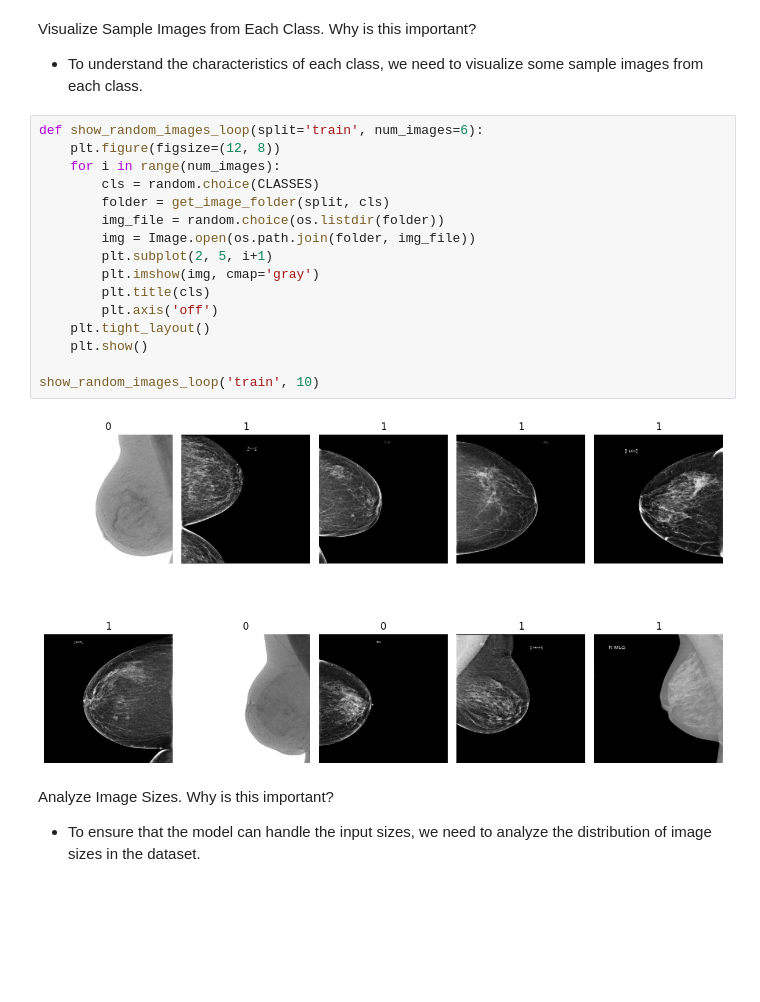
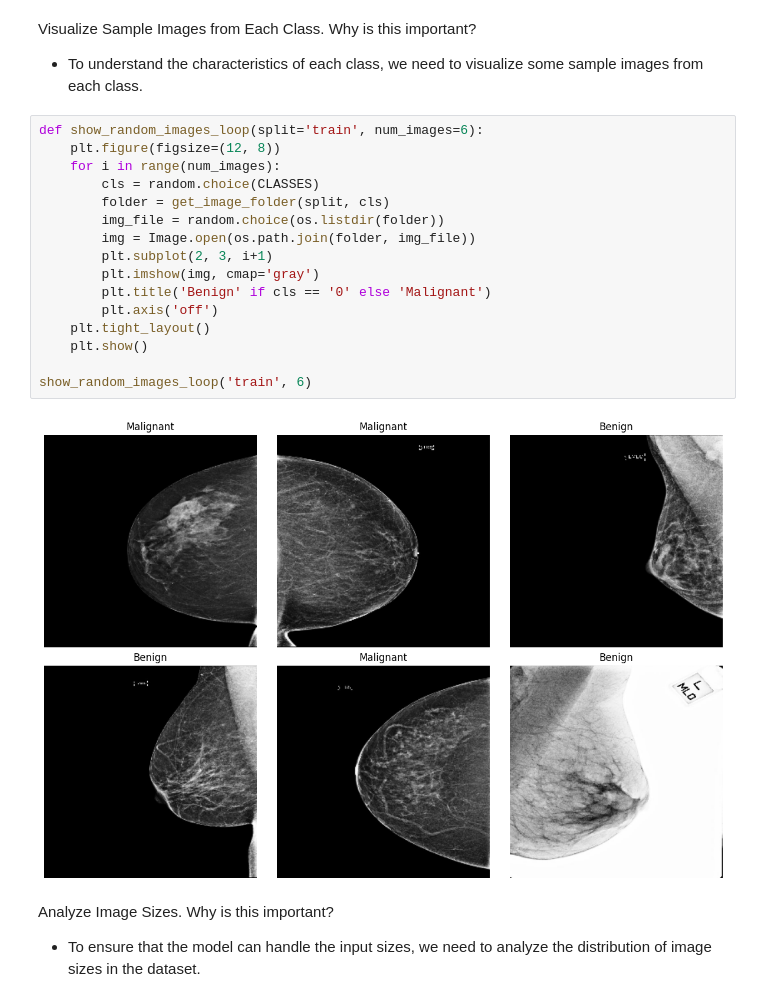
Before and after one commit to seemapoudel58/Transform-Learning-For-Breast-Cancer-Detection, a Jupyter notebook: notebook/eda.ipynb, the cells around one changed output. Saved outputs shown, nothing was run; the diff lists cells and outputs as text; blank space fills up the shorter version.

```diff
--- a/notebook/eda.ipynb
+++ b/notebook/eda.ipynb
@@ -56,21 +58,21 @@ Why is this important?
 # %%
 def show_random_images_loop(split='train', num_images=6):
     plt.figure(figsize=(12, 8))
     for i in range(num_images):
         cls = random.choice(CLASSES)
         folder = get_image_folder(split, cls)
         img_file = random.choice(os.listdir(folder))
         img = Image.open(os.path.join(folder, img_file))
-        plt.subplot(2, 5, i+1)
+        plt.subplot(2, 3, i+1)
         plt.imshow(img, cmap='gray')
-        plt.title(cls)
+        plt.title('Benign' if cls == '0' else 'Malignant')
         plt.axis('off')
     plt.tight_layout()
     plt.show()
 
-show_random_images_loop('train', 10)
+show_random_images_loop('train', 6)
 # %% [output]
-[figure, old version]
+[figure, new version]
 # %% [markdown]
 Analyze Image Sizes.
     Why is this important?
```
Also changed, not shown: parts of 1 cell of this notebook, 1 other file.
